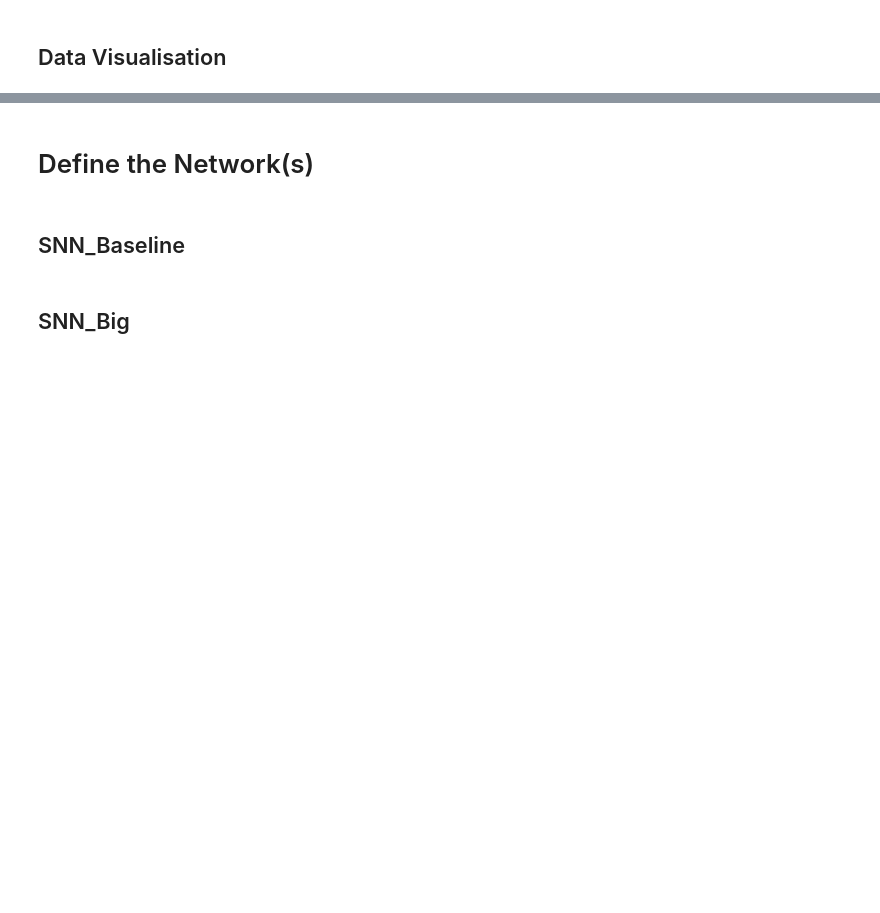
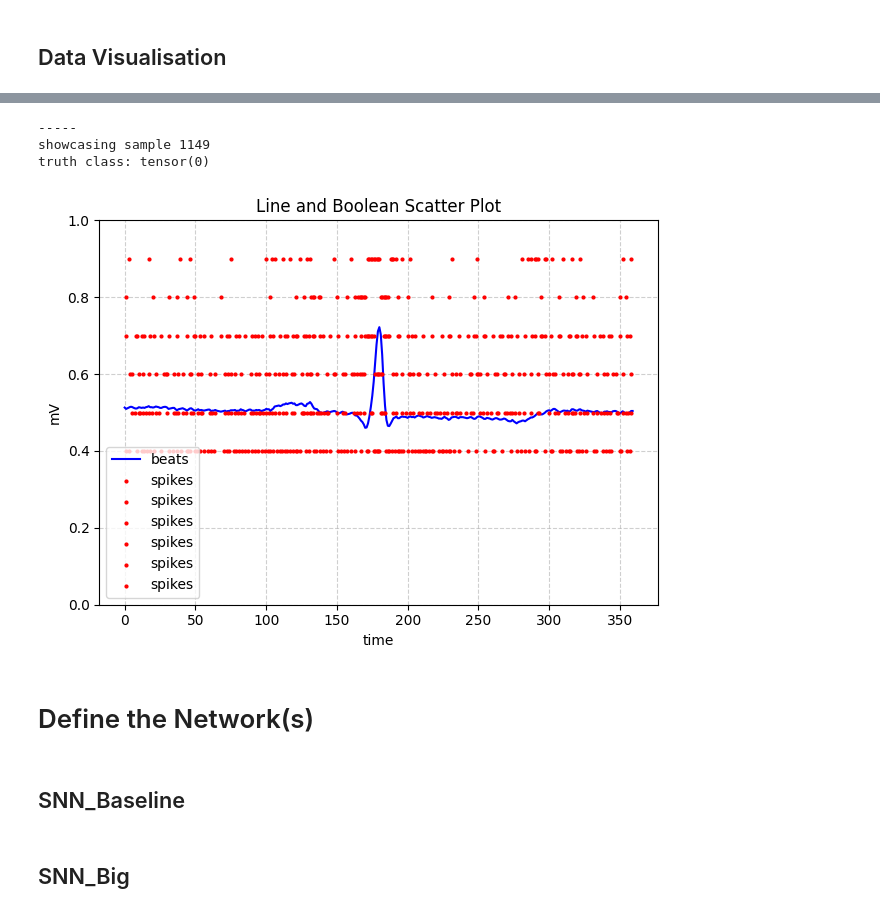
Before and after one commit to luke-li-2003/snnHeart, a Jupyter notebook: snnHeart.ipynb, the cells around one changed output, grey strips where cells are left out. Saved outputs shown, nothing was run; the diff lists cells and outputs as text; code cells hidden in the pictures; blank space fills up the shorter version.

Commit message:
new dataset arrangements

```diff
--- a/snnHeart.ipynb
+++ b/snnHeart.ipynb
@@ -211,2 +185,4 @@ train_loader = DataLoader(train_dataset, batch_size=batch_size, shuffle=True, dr
+# %%
+aBeats, aLabels = augment_classes_by_label(beats, labels, [1, 2, 3, 4], 10)
 # %% [markdown]
 ## Spike Generation
@@ -300,0 +277,11 @@ def delta_alt(data, deltaThr, negEdge=False):
+# %%
+def normalize(tensor):
+    min_val = tensor.min()
+    max_val = tensor.max()
+
+    # Avoid division by zero if all values are equal
+    if max_val == min_val:
+        return torch.zeros_like(tensor)
+
+    normalized = (tensor - min_val) / (max_val - min_val)
+    return normalized
@@ -320,21 +363,24 @@ def plot_beat(data):
     plt.ylabel("Voltage (mV)")
     plt.show()
 
+# accepts 360 beats and 360x6 spike-candidates
 def plot_beat_spikes(beat, spikes):
     beat = beat.clone().cpu().detach().numpy()
     spikes = spikes.clone().cpu().detach().numpy().astype(bool)
 
     # Create x-axis
     x = np.arange(len(beat))
-    z = np.array([0 for i in beats], dtype=int)
 
     # Plot the line for the float values
     plt.plot(x, beat, label="beats", color="blue")
 
-    #print(x[spikes])
-    # Plot scatter points where flags are True
-    plt.scatter(x[spikes], np.zeros(np.sum(spikes)),
-                color="red", label="spikes", zorder=3, s=4)
+    offset = 0.9
+    # plot all types of spikes
+    for i in range(len(spikes[0])):
+        # Plot scatter points where flags are True
+        plt.scatter(x[spikes[:, i]], np.zeros(sum(spikes[:, i]))+ offset,
+                    color="red", label="spikes", zorder=3, s=4)
+        offset -= 0.1
 
     # Make it look nice
     plt.xlabel("time")
@@ -343,5 +389,5 @@ def plot_beat_spikes(beat, spikes):
     plt.legend()
     plt.grid(True, linestyle="--", alpha=0.6)
     plt.tight_layout()
-    #plt.ylim(-1, 1)
+    plt.ylim(0, 1)
     plt.show()
@@ -391,3 +394,19 @@ truth class: tensor(0)
+# %%
+for i in range(1):
+    print("-----")
+
+    ri = random.randint(0, len(dataset))
+
+    print("showcasing sample", ri)
+    print("truth class:", dataset[ri][1])
+
+
+    plot_beat_spikes(dataset.getBeat(ri), dataset[ri][0])
+# %% [output]
+-----
+showcasing sample 1149
+truth class: tensor(0)
+[figure, added]
 # %% [markdown]
 # Define the Network(s)
 # %% [markdown]
```
Also changed, not shown: parts of 22 cells of this notebook, 1 other file.
